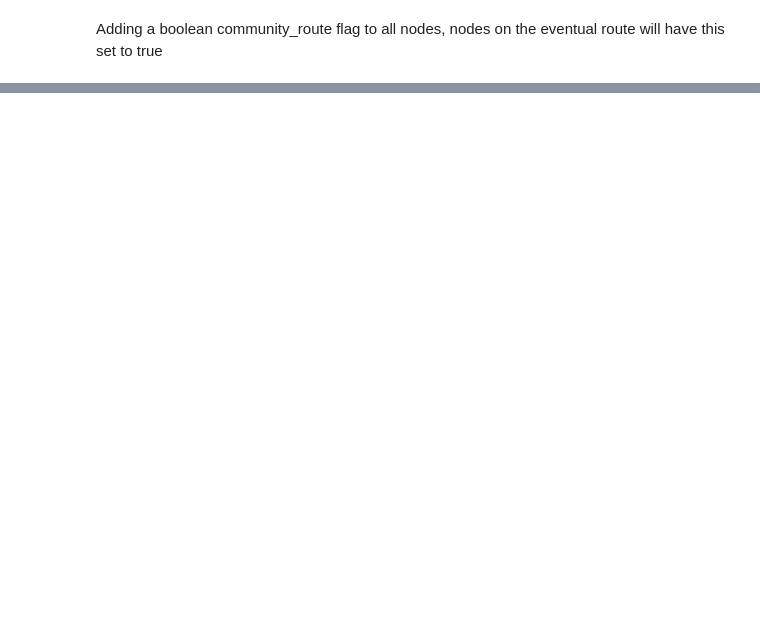
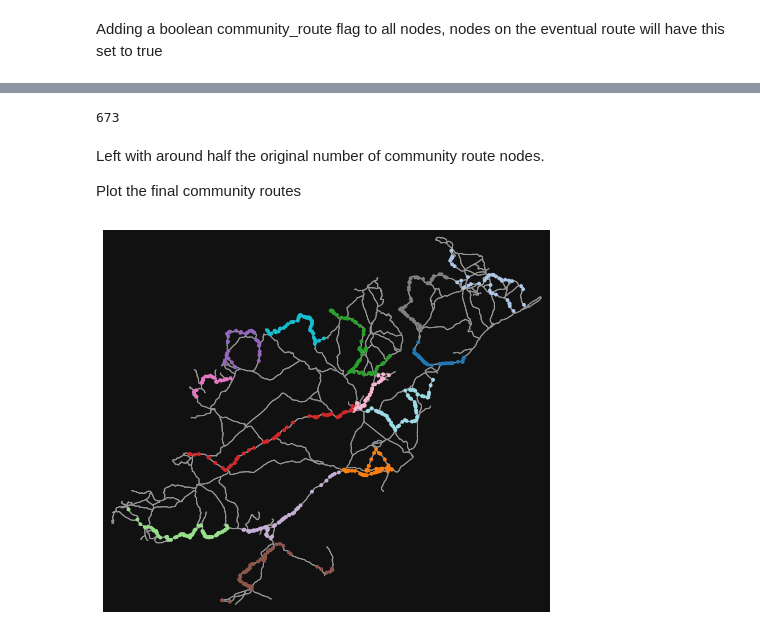
Before and after one commit to ancodia/donegal-bus-routes, a Jupyter notebook: route_planning/notebooks/route_pathfinding.ipynb, the cells around one changed output, grey strips where cells are left out. Cells and saved outputs as stored; diff of their text form; code cells hidden in the pictures; blank space fills up the shorter version.

```diff
--- a/route_planning/notebooks/route_pathfinding.ipynb
+++ b/route_planning/notebooks/route_pathfinding.ipynb
@@ -301,0 +197,3 @@ ox.plot_graph(route_nodes_graph, node_color=node_colours, node_size=50)
+# %%
+all_route_nodes_110cutoff = sum(routes_110cutoff, [])
+len(all_route_nodes_110cutoff)
@@ -301,0 +206,6 @@ ox.plot_graph(route_nodes_graph, node_color=node_colours, node_size=50)
+# %%
+G_110cutoff = G.copy()
+for node in all_route_nodes_110cutoff:
+    G_110cutoff.nodes[node]["community_route"] = True
+community_route_nodes = [x for x,y in G_110cutoff.nodes(data=True) if y["community_route"]]
+len(community_route_nodes)
@@ -301,0 +232,22 @@ ox.plot_graph(route_nodes_graph, node_color=node_colours, node_size=50)
+# %%
+degrees = dict(list(G_110cutoff.degree()))
+max_degrees = max(degrees.values())
+weighted_degrees = dict(list(G_110cutoff.degree(weight="weight")))
+
+no_population_nodes = [k for k, v in weighted_degrees.items() if v <= max_degrees]
+# %%
+# Set community_route=False for all those nodes
+for node in no_population_nodes:
+    G_110cutoff.nodes[node]["community_route"] = False
+community_route_nodes = [x for x,y in G_110cutoff.nodes(data=True) if y["community_route"]]
+len(community_route_nodes)
+# %% [output]
+673
+# %% [markdown]
+Left with around half the original number of community route nodes.
+
+Plot the final community routes
+# %%
+helper.plot_community_bus_routes(G_110cutoff)
+# %% [output]
+[figure, added]
```
Also changed, not shown: parts of 66 cells of this notebook, 2 other files.
